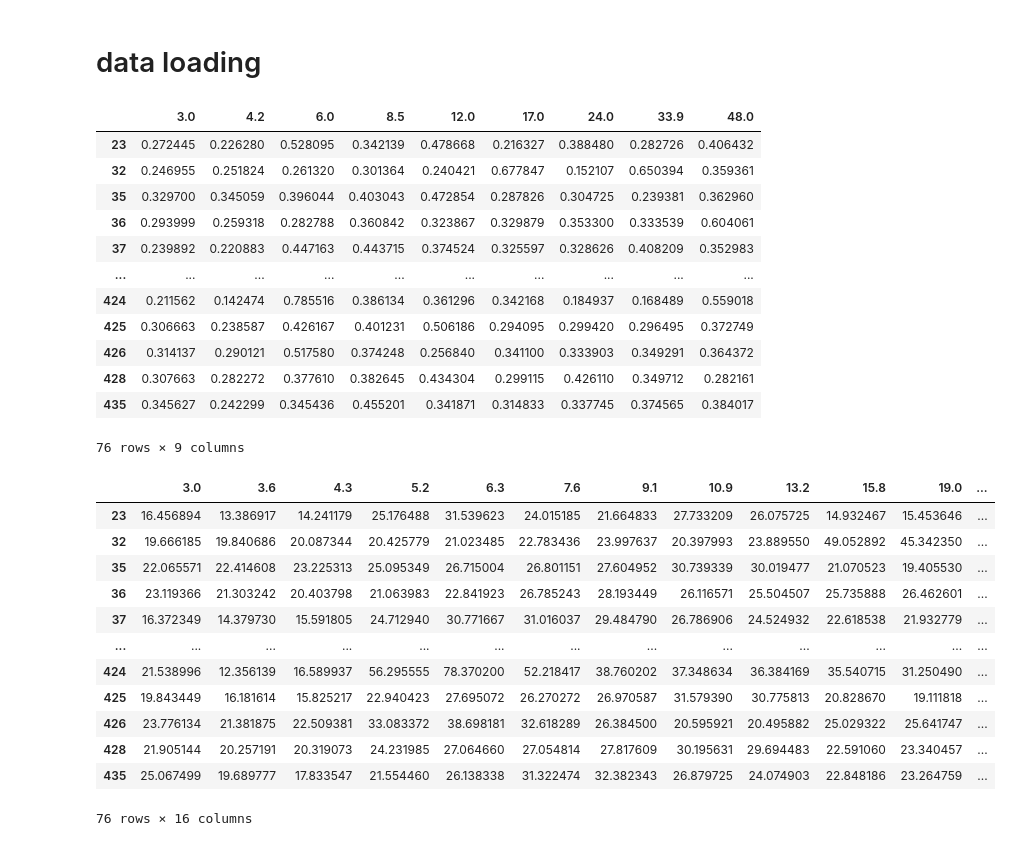
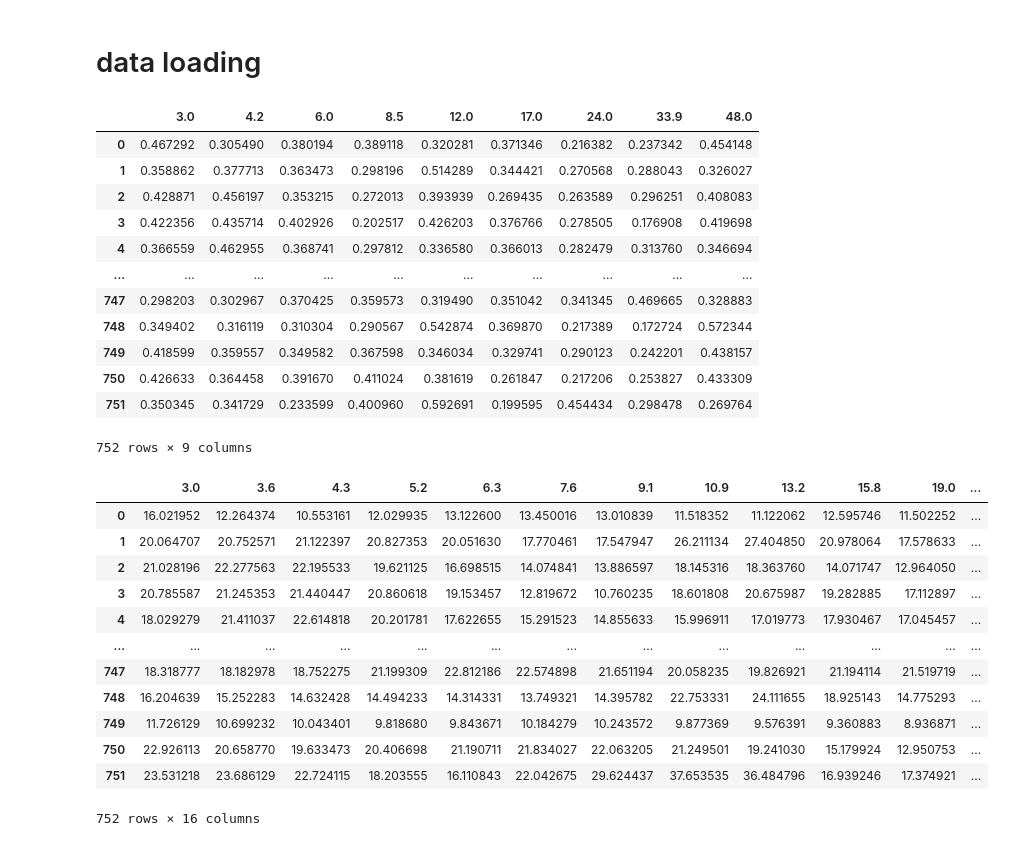
Before and after one commit to 0mWh/pqic-gic-quadrigems, a Jupyter notebook: notebooks/3_simulated_circuits.ipynb, the cells around one changed output. Saved outputs shown, nothing was run; the diff lists cells and outputs as text; code cells hidden in the pictures.

```diff
--- a/notebooks/3_simulated_circuits.ipynb
+++ b/notebooks/3_simulated_circuits.ipynb
@@ -1,2 +1,4 @@
+# %%
+record_name = '082620_355l'
 # %%
 from os import environ as ENV
@@ -164,36 +165,36 @@ gate_sizes:
 # %% [markdown]
 # data loading
 # %%
-tuning_curves_rescaled = pd.read_csv(DATA + 'data_tuning-curves_rescaled.csv', index_col=0)
+tuning_curves_rescaled = pd.read_csv(datapath(record_name, 'data_tuning-curves_rescaled.csv'), index_col=0)
 tuning_curves_rescaled
 # %% [output]
 |  | 3.0 | 4.2 | 6.0 | 8.5 | 12.0 | 17.0 | 24.0 | 33.9 | 48.0 |
-| 23 | 0.272445 | 0.226280 | 0.528095 | 0.342139 | 0.478668 | 0.216327 | 0.388480 | 0.282726 | 0.406432 |
-| 32 | 0.246955 | 0.251824 | 0.261320 | 0.301364 | 0.240421 | 0.677847 | 0.152107 | 0.650394 | 0.359361 |
-| 35 | 0.329700 | 0.345059 | 0.396044 | 0.403043 | 0.472854 | 0.287826 | 0.304725 | 0.239381 | 0.362960 |
-| 36 | 0.293999 | 0.259318 | 0.282788 | 0.360842 | 0.323867 | 0.329879 | 0.353300 | 0.333539 | 0.604061 |
-| 37 | 0.239892 | 0.220883 | 0.447163 | 0.443715 | 0.374524 | 0.325597 | 0.328626 | 0.408209 | 0.352983 |
+| 0 | 0.467292 | 0.305490 | 0.380194 | 0.389118 | 0.320281 | 0.371346 | 0.216382 | 0.237342 | 0.454148 |
+| 1 | 0.358862 | 0.377713 | 0.363473 | 0.298196 | 0.514289 | 0.344421 | 0.270568 | 0.288043 | 0.326027 |
+| 2 | 0.428871 | 0.456197 | 0.353215 | 0.272013 | 0.393939 | 0.269435 | 0.263589 | 0.296251 | 0.408083 |
+| 3 | 0.422356 | 0.435714 | 0.402926 | 0.202517 | 0.426203 | 0.376766 | 0.278505 | 0.176908 | 0.419698 |
+| 4 | 0.366559 | 0.462955 | 0.368741 | 0.297812 | 0.336580 | 0.366013 | 0.282479 | 0.313760 | 0.346694 |
 | ... | ... | ... | ... | ... | ... | ... | ... | ... | ... |
-| 424 | 0.211562 | 0.142474 | 0.785516 | 0.386134 | 0.361296 | 0.342168 | 0.184937 | 0.168489 | 0.559018 |
-| 425 | 0.306663 | 0.238587 | 0.426167 | 0.401231 | 0.506186 | 0.294095 | 0.299420 | 0.296495 | 0.372749 |
-| 426 | 0.314137 | 0.290121 | 0.517580 | 0.374248 | 0.256840 | 0.341100 | 0.333903 | 0.349291 | 0.364372 |
-| 428 | 0.307663 | 0.282272 | 0.377610 | 0.382645 | 0.434304 | 0.299115 | 0.426110 | 0.349712 | 0.282161 |
-| 435 | 0.345627 | 0.242299 | 0.345436 | 0.455201 | 0.341871 | 0.314833 | 0.337745 | 0.374565 | 0.384017 |
+| 747 | 0.298203 | 0.302967 | 0.370425 | 0.359573 | 0.319490 | 0.351042 | 0.341345 | 0.469665 | 0.328883 |
+| 748 | 0.349402 | 0.316119 | 0.310304 | 0.290567 | 0.542874 | 0.369870 | 0.217389 | 0.172724 | 0.572344 |
+| 749 | 0.418599 | 0.359557 | 0.349582 | 0.367598 | 0.346034 | 0.329741 | 0.290123 | 0.242201 | 0.438157 |
+| 750 | 0.426633 | 0.364458 | 0.391670 | 0.411024 | 0.381619 | 0.261847 | 0.217206 | 0.253827 | 0.433309 |
+| 751 | 0.350345 | 0.341729 | 0.233599 | 0.400960 | 0.592691 | 0.199595 | 0.454434 | 0.298478 | 0.269764 |
-76 rows × 9 columns
+752 rows × 9 columns
 # %%
-tuning_curves_resampled = pd.read_csv(DATA + 'data_tuning-curves_resampled.csv', index_col=0)
+tuning_curves_resampled = pd.read_csv(datapath(record_name, 'data_tuning-curves_resampled.csv'), index_col=0)
 tuning_curves_resampled
 # %% [output]
 |  | 3.0 | 3.6 | 4.3 | 5.2 | 6.3 | 7.6 | 9.1 | 10.9 | 13.2 | 15.8 | 19.0 | ... |
-| 23 | 16.456894 | 13.386917 | 14.241179 | 25.176488 | 31.539623 | 24.015185 | 21.664833 | 27.733209 | 26.075725 | 14.932467 | 15.453646 | ... |
-| 32 | 19.666185 | 19.840686 | 20.087344 | 20.425779 | 21.023485 | 22.783436 | 23.997637 | 20.397993 | 23.889550 | 49.052892 | 45.342350 | ... |
-| 35 | 22.065571 | 22.414608 | 23.225313 | 25.095349 | 26.715004 | 26.801151 | 27.604952 | 30.739339 | 30.019477 | 21.070523 | 19.405530 | ... |
-| 36 | 23.119366 | 21.303242 | 20.403798 | 21.063983 | 22.841923 | 26.785243 | 28.193449 | 26.116571 | 25.504507 | 25.735888 | 26.462601 | ... |
-| 37 | 16.372349 | 14.379730 | 15.591805 | 24.712940 | 30.771667 | 31.016037 | 29.484790 | 26.786906 | 24.524932 | 22.618538 | 21.932779 | ... |
+| 0 | 16.021952 | 12.264374 | 10.553161 | 12.029935 | 13.122600 | 13.450016 | 13.010839 | 11.518352 | 11.122062 | 12.595746 | 11.502252 | ... |
+| 1 | 20.064707 | 20.752571 | 21.122397 | 20.827353 | 20.051630 | 17.770461 | 17.547947 | 26.211134 | 27.404850 | 20.978064 | 17.578633 | ... |
+| 2 | 21.028196 | 22.277563 | 22.195533 | 19.621125 | 16.698515 | 14.074841 | 13.886597 | 18.145316 | 18.363760 | 14.071747 | 12.964050 | ... |
+| 3 | 20.785587 | 21.245353 | 21.440447 | 20.860618 | 19.153457 | 12.819672 | 10.760235 | 18.601808 | 20.675987 | 19.282885 | 17.112897 | ... |
+| 4 | 18.029279 | 21.411037 | 22.614818 | 20.201781 | 17.622655 | 15.291523 | 14.855633 | 15.996911 | 17.019773 | 17.930467 | 17.045457 | ... |
 | ... | ... | ... | ... | ... | ... | ... | ... | ... | ... | ... | ... | ... |
-| 424 | 21.538996 | 12.356139 | 16.589937 | 56.295555 | 78.370200 | 52.218417 | 38.760202 | 37.348634 | 36.384169 | 35.540715 | 31.250490 | ... |
-| 425 | 19.843449 | 16.181614 | 15.825217 | 22.940423 | 27.695072 | 26.270272 | 26.970587 | 31.579390 | 30.775813 | 20.828670 | 19.111818 | ... |
-| 426 | 23.776134 | 21.381875 | 22.509381 | 33.083372 | 38.698181 | 32.618289 | 26.384500 | 20.595921 | 20.495882 | 25.029322 | 25.641747 | ... |
-| 428 | 21.905144 | 20.257191 | 20.319073 | 24.231985 | 27.064660 | 27.054814 | 27.817609 | 30.195631 | 29.694483 | 22.591060 | 23.340457 | ... |
-| 435 | 25.067499 | 19.689777 | 17.833547 | 21.554460 | 26.138338 | 31.322474 | 32.382343 | 26.879725 | 24.074903 | 22.848186 | 23.264759 | ... |
+| 747 | 18.318777 | 18.182978 | 18.752275 | 21.199309 | 22.812186 | 22.574898 | 21.651194 | 20.058235 | 19.826921 | 21.194114 | 21.519719 | ... |
+| 748 | 16.204639 | 15.252283 | 14.632428 | 14.494233 | 14.314331 | 13.749321 | 14.395782 | 22.753331 | 24.111655 | 18.925143 | 14.775293 | ... |
+| 749 | 11.726129 | 10.699232 | 10.043401 | 9.818680 | 9.843671 | 10.184279 | 10.243572 | 9.877369 | 9.576391 | 9.360883 | 8.936871 | ... |
+| 750 | 22.926113 | 20.658770 | 19.633473 | 20.406698 | 21.190711 | 21.834027 | 22.063205 | 21.249501 | 19.241030 | 15.179924 | 12.950753 | ... |
+| 751 | 23.531218 | 23.686129 | 22.724115 | 18.203555 | 16.110843 | 22.042675 | 29.624437 | 37.653535 | 36.484796 | 16.939246 | 17.374921 | ... |
-76 rows × 16 columns
+752 rows × 16 columns
```
Also changed, not shown: parts of 26 cells of this notebook.
